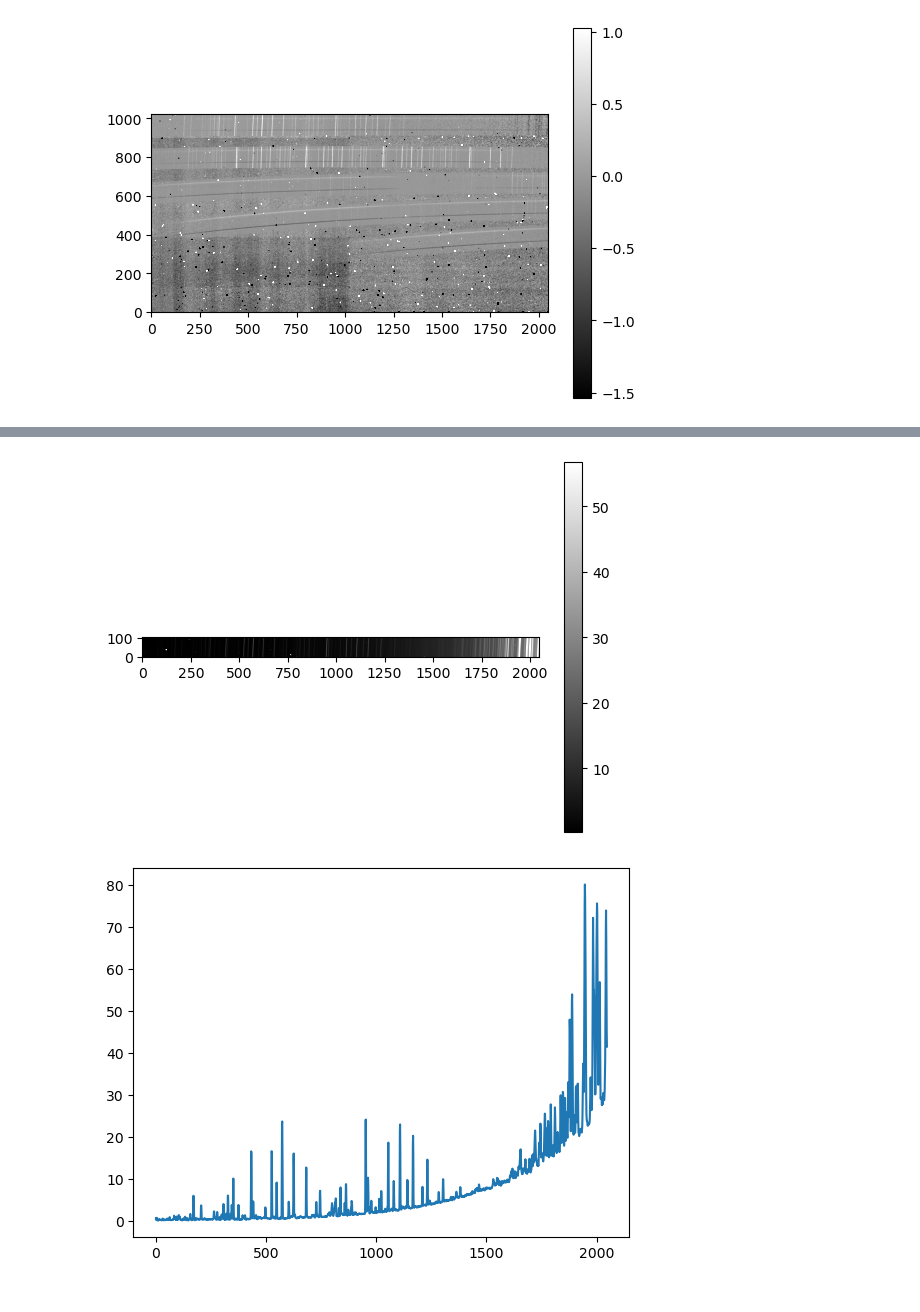
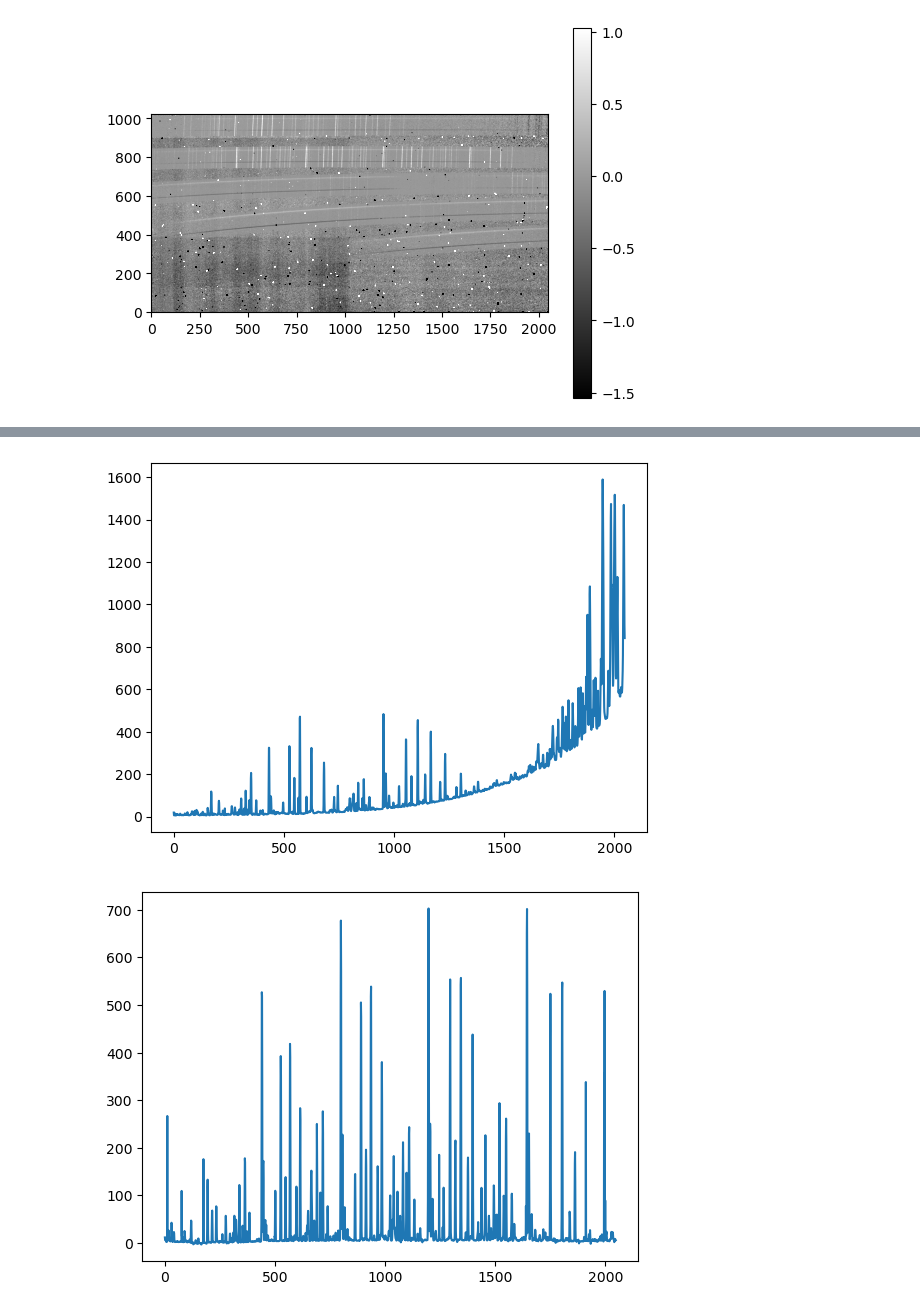
Before and after one commit to Hallflower20/palomar-project, a Jupyter notebook: data/pipeline.ipynb, the cells around one changed output, grey strips where cells are left out. Saved outputs shown, nothing was run; the diff lists cells and outputs as text; code cells hidden in the pictures.

```diff
--- a/data/pipeline.ipynb
+++ b/data/pipeline.ipynb
@@ -361,8 +368,14 @@ sky_order7 = rectify(sky_lines, trace, slit_pixel_w, "order7")
-# %%
-plot_data(sky_order3)
-plt.show()
-plt.plot(sky_order3[50])
-plt.show()
-# %% [output]
-[figure, removed]
-[figure, removed]
+# %%
+plt.plot(sky_order3)
+plt.show()
+plt.plot(sky_order4)
+plt.show()
+plt.plot(sky_order5)
+plt.show()
+plt.plot(sky_order6)
+plt.show()
+plt.plot(sky_order7)
+plt.show()
+# %% [output]
+[figure, added]
+[figure, added]
```
Also changed, not shown: parts of 4 cells of this notebook, 3 other files.
